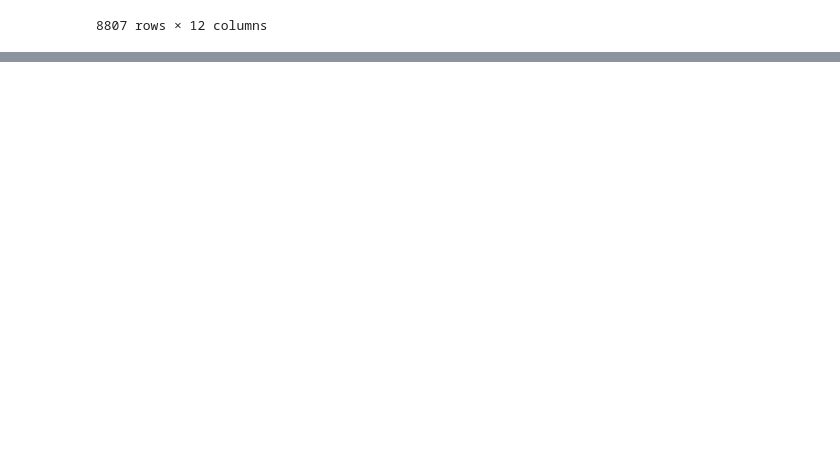
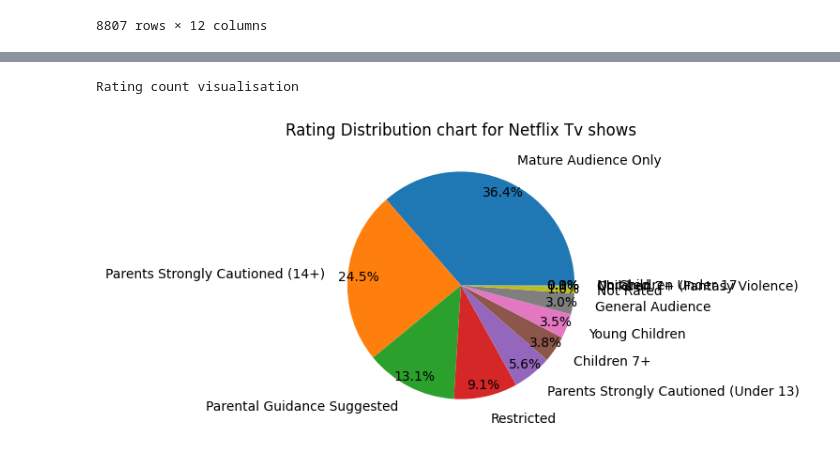
Before and after one commit to M-MustafaKhan69/Data-Set-cleaning-visualization, a Jupyter notebook: netflix_data_cleaning.ipynb, the cells around one changed output, grey strips where cells are left out. Cells and saved outputs as stored; diff of their text form; code cells hidden in the pictures; blank space fills up the shorter version.

Commit message:
Add Netflix data cleaning notebook and datasets

```diff
--- a/netflix_data_cleaning.ipynb
+++ b/netflix_data_cleaning.ipynb
@@ -404,0 +424,13 @@ finally
+# %%
+print("Rating count visualisation")
+
+rating=note["Rating"].value_counts()
+
+plt.Figure(figsize=(8,6))
+plt.pie(rating,labels=rating.index,autopct="%1.1f%%",pctdistance=0.9,labeldistance=1.2)
+plt.title("Rating Distribution chart for Netflix Tv shows")
+plt.tight_layout()
+plt.show()
+# %% [output]
+Rating count visualisation
+[figure, added]
```
Also changed, not shown: parts of 8 cells of this notebook.
